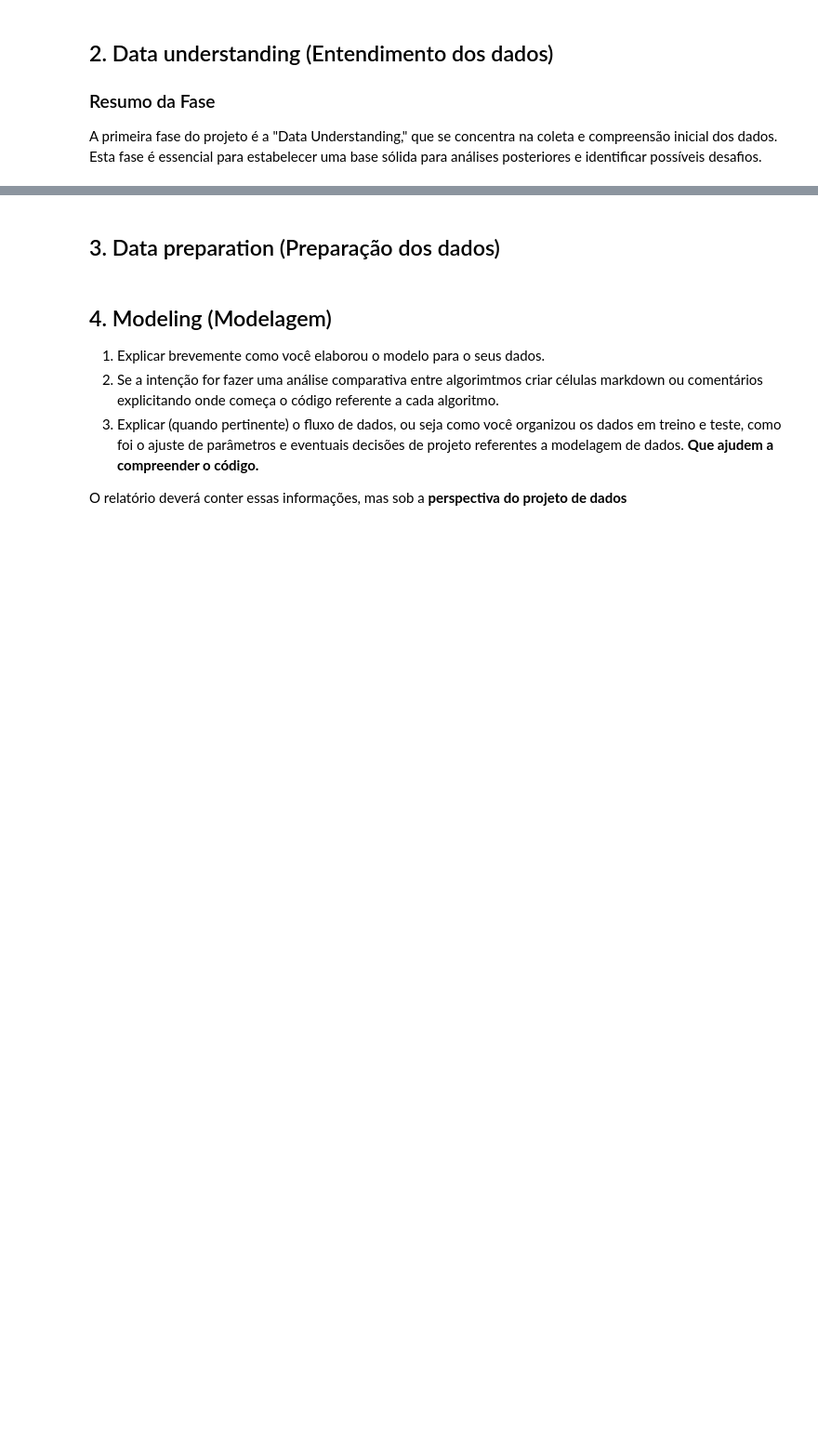
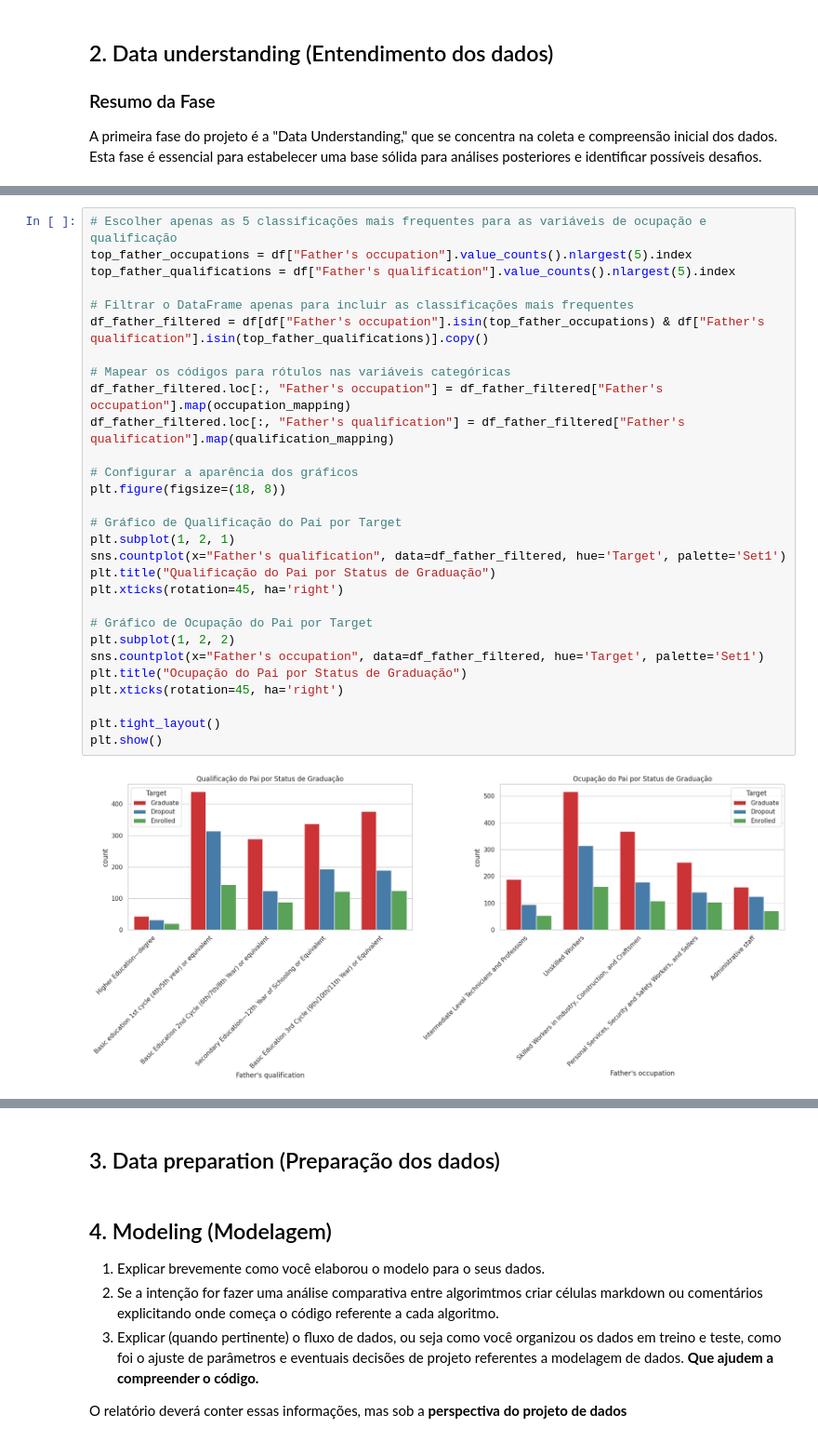
Before and after one commit to Chbmleao/DataMining-TP3, a Jupyter notebook: TP_Mineração_de_Dados.ipynb, the cells around one changed output, grey strips where cells are left out. Shown: that part at 93% size. Saved outputs shown, nothing was run; the diff lists cells and outputs as text; blank space fills up the shorter version.

```diff
--- a/TP_Mineração_de_Dados.ipynb
+++ b/TP_Mineração_de_Dados.ipynb
@@ -15,0 +321,31 @@ A primeira fase do projeto é a "Data Understanding," que se concentra na coleta
+# %%
+# Escolher apenas as 5 classificações mais frequentes para as variáveis de ocupação e qualificação
+top_father_occupations = df["Father's occupation"].value_counts().nlargest(5).index
+top_father_qualifications = df["Father's qualification"].value_counts().nlargest(5).index
+
+# Filtrar o DataFrame apenas para incluir as classificações mais frequentes
+df_father_filtered = df[df["Father's occupation"].isin(top_father_occupations) & df["Father's qualification"].isin(top_father_qualifications)].copy()
+
+# Mapear os códigos para rótulos nas variáveis categóricas
+df_father_filtered.loc[:, "Father's occupation"] = df_father_filtered["Father's occupation"].map(occupation_mapping)
+df_father_filtered.loc[:, "Father's qualification"] = df_father_filtered["Father's qualification"].map(qualification_mapping)
+
+# Configurar a aparência dos gráficos
+plt.figure(figsize=(18, 8))
+
+# Gráfico de Qualificação do Pai por Target
+plt.subplot(1, 2, 1)
+sns.countplot(x="Father's qualification", data=df_father_filtered, hue='Target', palette='Set1')
+plt.title("Qualificação do Pai por Status de Graduação")
+plt.xticks(rotation=45, ha='right')
+
+# Gráfico de Ocupação do Pai por Target
+plt.subplot(1, 2, 2)
+sns.countplot(x="Father's occupation", data=df_father_filtered, hue='Target', palette='Set1')
+plt.title("Ocupação do Pai por Status de Graduação")
+plt.xticks(rotation=45, ha='right')
+
+plt.tight_layout()
+plt.show()
+# %% [output]
+[figure, added]
```
Also changed, not shown: parts of 15 cells of this notebook.
